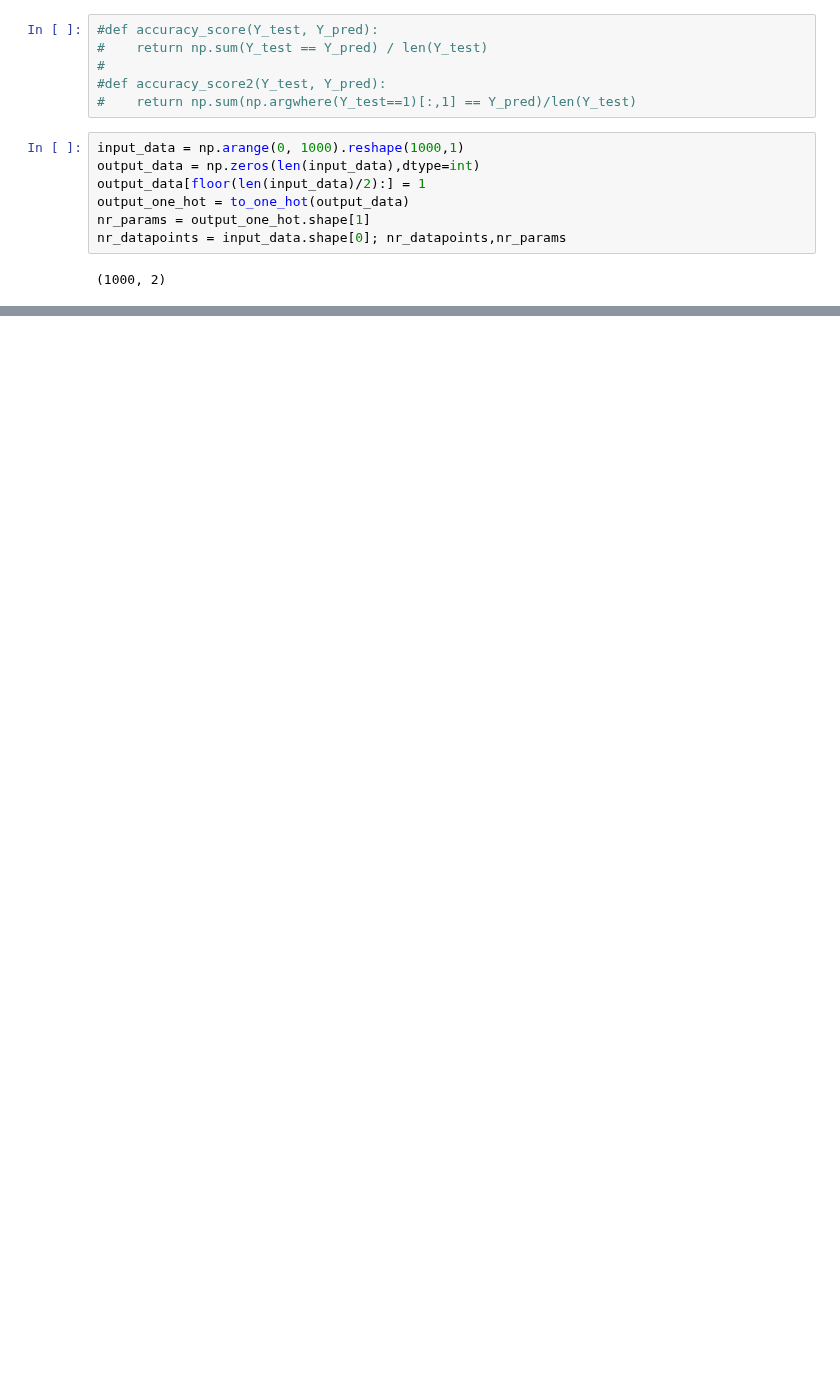
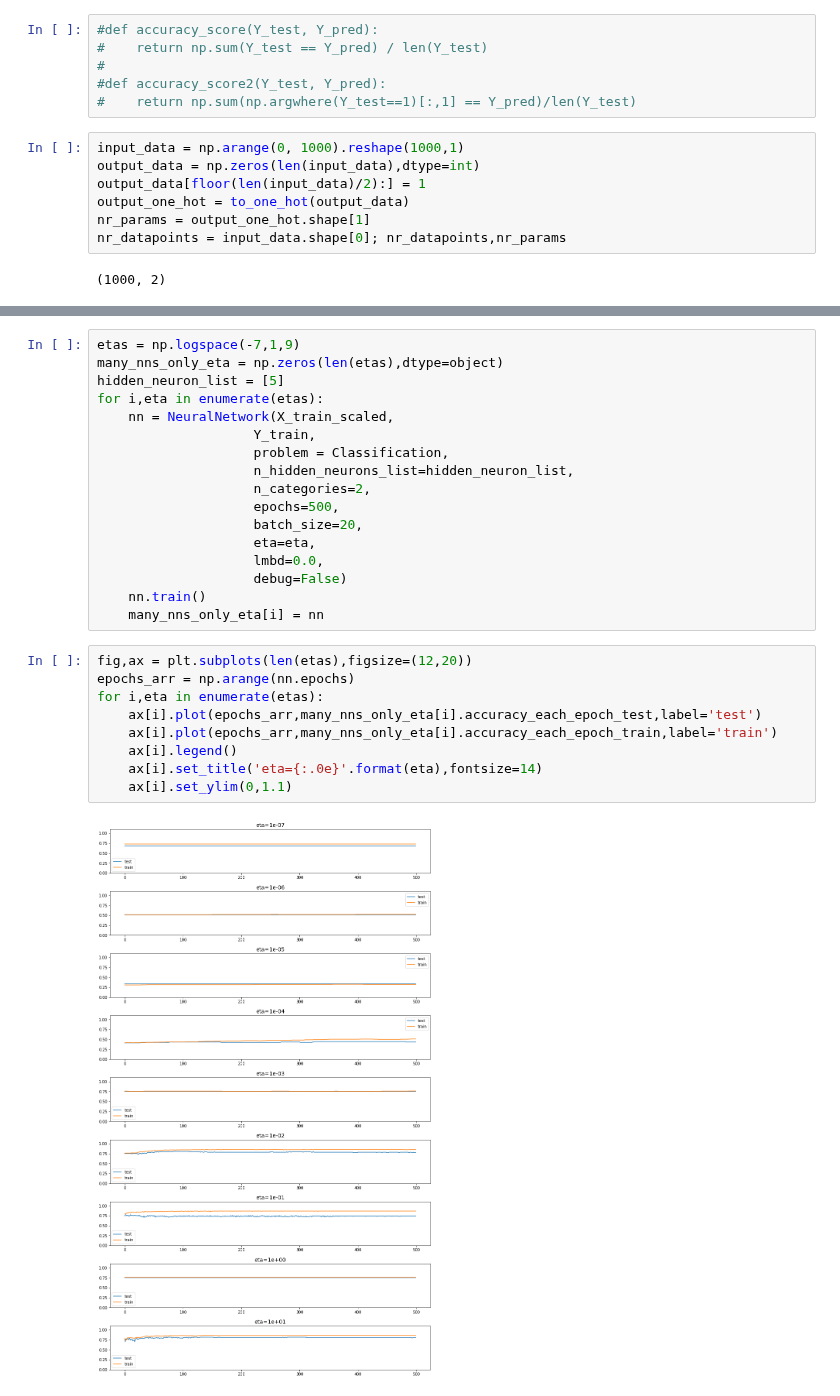
Before and after one commit to asdfbat/FYS-STK4155, a Jupyter notebook: Project2/src/NN_self2.ipynb, the cells around one changed output, grey strips where cells are left out. Cells and saved outputs as stored; diff of their text form; blank space fills up the shorter version.

```diff
--- a/Project2/src/NN_self2.ipynb
+++ b/Project2/src/NN_self2.ipynb
@@ -309,0 +342,28 @@ accuracy_score(from_one_hot(Y_test),Y_pred)
+# %%
+etas = np.logspace(-7,1,9)
+many_nns_only_eta = np.zeros(len(etas),dtype=object)
+hidden_neuron_list = [5]
+for i,eta in enumerate(etas):
+    nn = NeuralNetwork(X_train_scaled,
+                    Y_train,
+                    problem = Classification,
+                    n_hidden_neurons_list=hidden_neuron_list,
+                    n_categories=2,
+                    epochs=500,
+                    batch_size=20,
+                    eta=eta,
+                    lmbd=0.0,
+                    debug=False)
+    nn.train()
+    many_nns_only_eta[i] = nn
+# %%
+fig,ax = plt.subplots(len(etas),figsize=(12,20))
+epochs_arr = np.arange(nn.epochs)
+for i,eta in enumerate(etas):
+    ax[i].plot(epochs_arr,many_nns_only_eta[i].accuracy_each_epoch_test,label='test')
+    ax[i].plot(epochs_arr,many_nns_only_eta[i].accuracy_each_epoch_train,label='train')
+    ax[i].legend()
+    ax[i].set_title('eta={:.0e}'.format(eta),fontsize=14)
+    ax[i].set_ylim(0,1.1)
+# %% [output]
+[figure, added]
```
Also changed, not shown: parts of 7 cells of this notebook.
